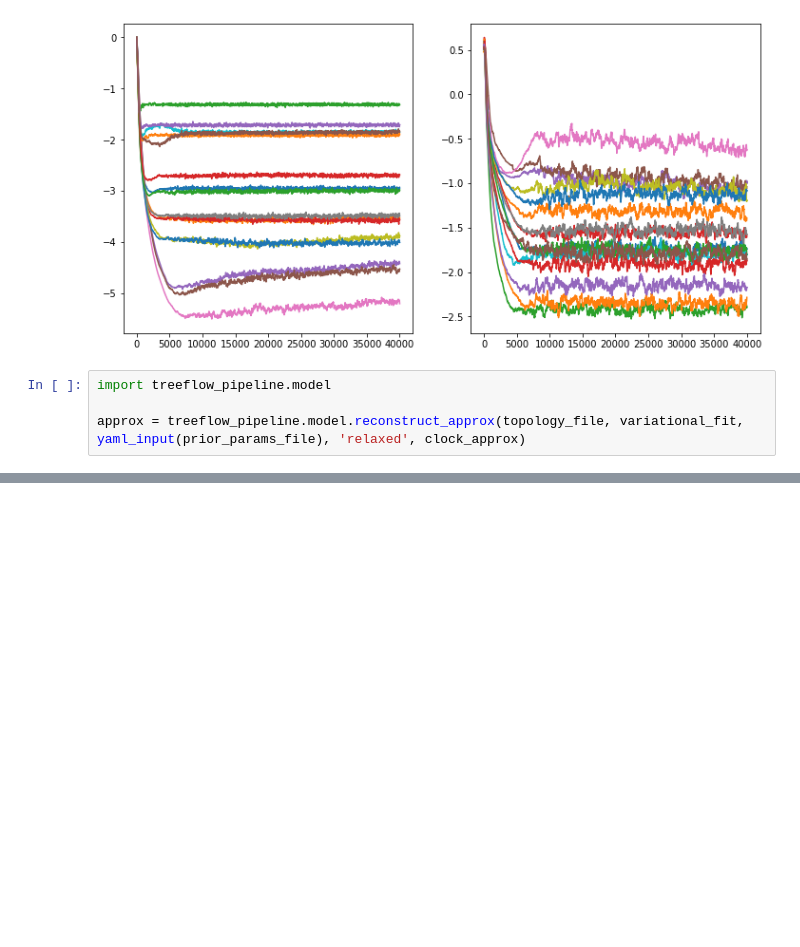
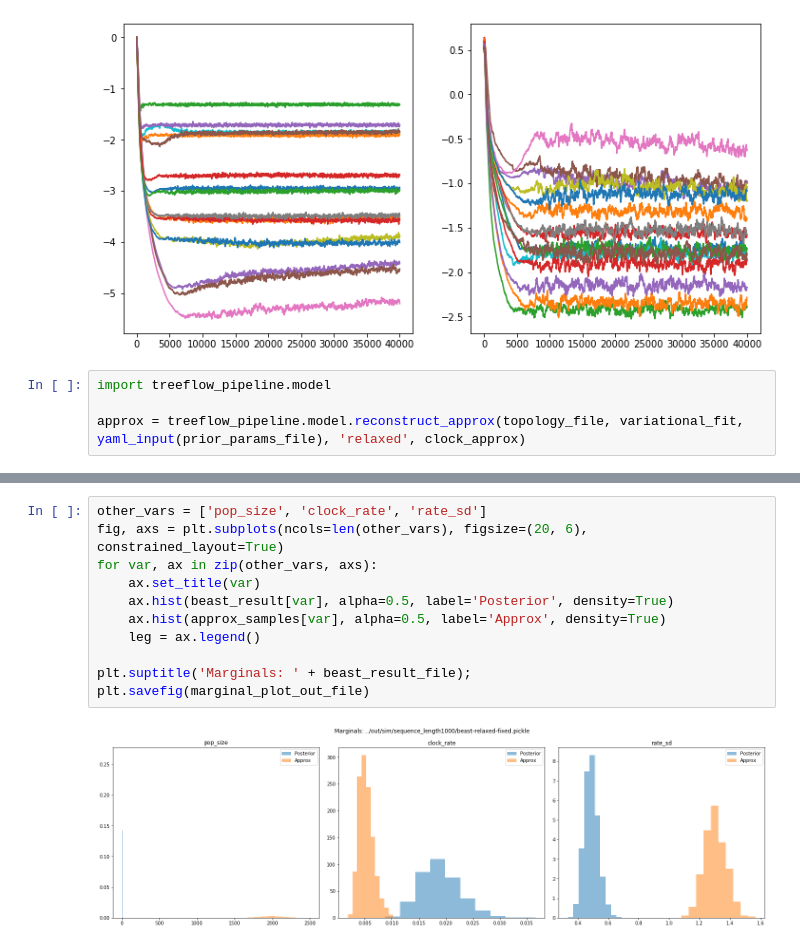
Before and after one commit to christiaanjs/treeflow-paper, a Jupyter notebook: notebook/plot-posterior-relaxed.ipynb, the cells around one changed output, grey strips where cells are left out. Drawn from its saved outputs; the diff is of its cells as text; blank space fills up the shorter version.

```diff
--- a/notebook/plot-posterior-relaxed.ipynb
+++ b/notebook/plot-posterior-relaxed.ipynb
@@ -66,0 +92,13 @@ plt.savefig(plot_out_file)
+# %%
+other_vars = ['pop_size', 'clock_rate', 'rate_sd']
+fig, axs = plt.subplots(ncols=len(other_vars), figsize=(20, 6), constrained_layout=True)
+for var, ax in zip(other_vars, axs):
+    ax.set_title(var)
+    ax.hist(beast_result[var], alpha=0.5, label='Posterior', density=True)
+    ax.hist(approx_samples[var], alpha=0.5, label='Approx', density=True)
+    leg = ax.legend()
+
+plt.suptitle('Marginals: ' + beast_result_file);
+plt.savefig(marginal_plot_out_file)
+# %% [output]
+[figure, added]
```
Also changed, not shown: parts of 4 cells of this notebook, 7 other files.
